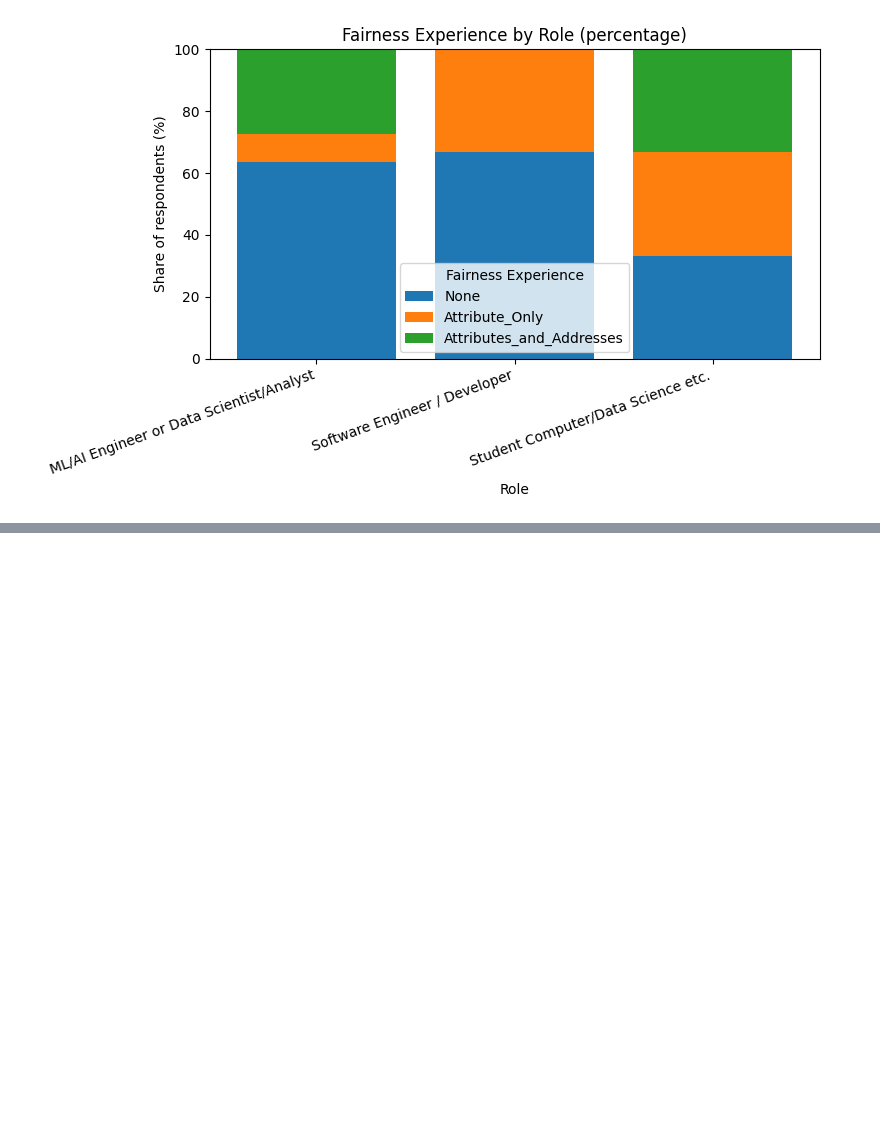
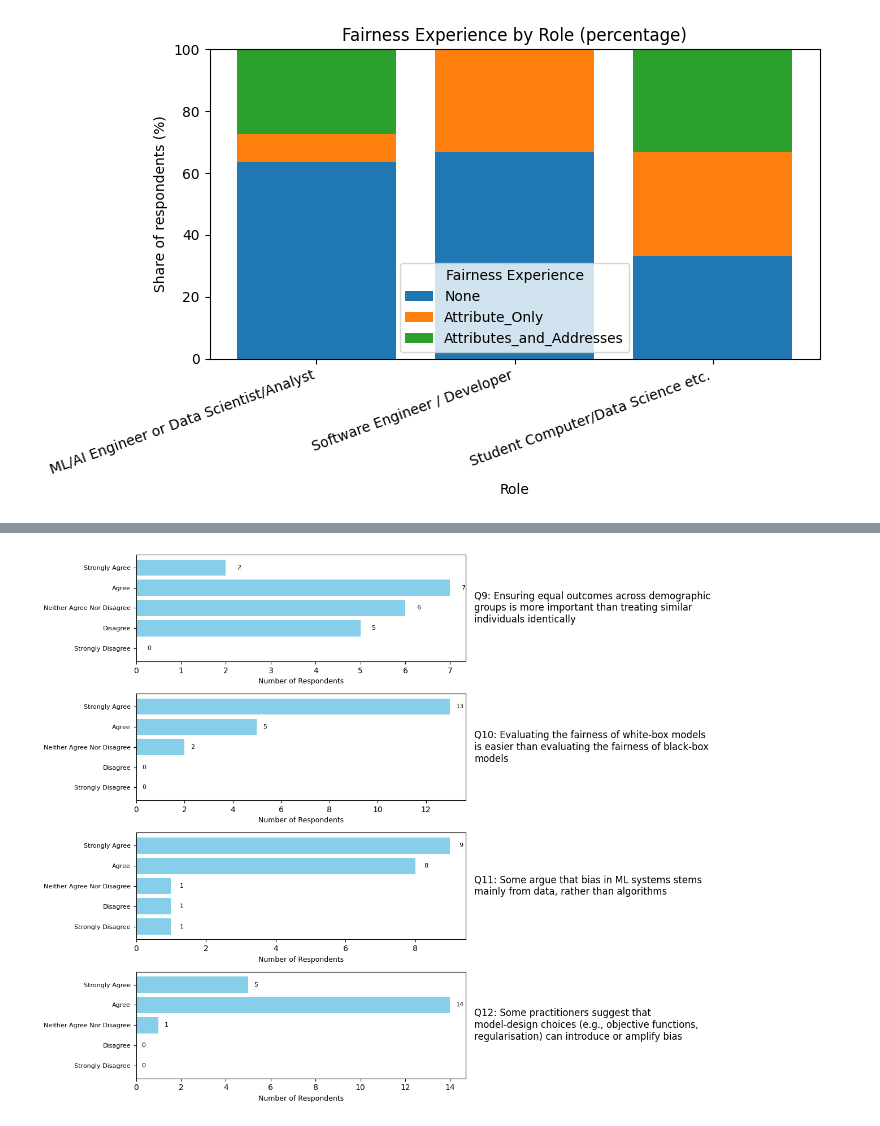
Before and after one commit to jeaend/bias-mitigation-aif360, a Jupyter notebook: notebooks/questionnaire_analysis.ipynb, the cells around one changed output, grey strips where cells are left out. Cells and saved outputs as stored; diff of their text form; code cells hidden in the pictures; blank space fills up the shorter version.

```diff
--- a/notebooks/questionnaire_analysis.ipynb
+++ b/notebooks/questionnaire_analysis.ipynb
@@ -189,0 +344,63 @@ plt.show()
+# %%
+# Q9-Q12
+numbered_questions = [
+    ("Q9", "Ensuring equal outcomes across demographic groups is more important than treating similar individuals identically"),
+    ("Q10", "Evaluating the fairness of white-box models is easier than evaluating the fairness of black-box models"),
+    ("Q11", "Some argue that bias in ML systems stems mainly from data, rather than algorithms"),
+    ("Q12", "Some practitioners suggest that model-design choices (e.g., objective functions, regularisation) can introduce or amplify bias"),
+]
+
+question_cols = [
+    next(col for col in df.columns if q_text in col)
+    for _, q_text in numbered_questions
+]
+
+# 4. Normalise Likert responses
+df[question_cols] = df[question_cols].apply(lambda c: c.str.strip().str.title())
+
+likert_order = [
+    "Strongly Disagree",
+    "Disagree",
+    "Neither Agree Nor Disagree",
+    "Agree",
+    "Strongly Agree",
+]
+
+# 5. Plot: two columns per row (bar plot | question text)
+n = len(question_cols)
+fig, axes = plt.subplots(
+    nrows=n, ncols=2,
+    figsize=(12, 2.5 * n),
+    gridspec_kw={"width_ratios": [2, 1]},
+)
+
+# Reduce whitespace between plot + text
+plt.subplots_adjust(wspace=0.05)
+
+for (q_num, q_text), col, (ax_plot, ax_text) in zip(numbered_questions, question_cols, axes):
+    # --- bar chart (left)
+    counts = df[col].value_counts().reindex(likert_order).fillna(0).astype(int)
+    ax_plot.barh(likert_order, counts.values, color="skyblue")
+    for y, v in enumerate(counts.values):
+        ax_plot.text(v + 0.25, y, str(v), va="center", fontsize=8)
+
+    ax_plot.set_xlim(left=0)
+    ax_plot.set_xlabel("Number of Respondents", fontsize=9)
+    ax_plot.tick_params(axis="y", labelsize=8)
+
+    # --- question text (right)
+    ax_text.axis("off")
+    ax_text.text(
+        0.0, 0.5,
+        f"{q_num}: {q_text}",
+        fontsize=12,
+        va="center",
+        ha="left",
+        wrap=True,
+        transform=ax_text.transAxes,
+    )
+
+plt.tight_layout()
+plt.show()
+# %% [output]
+[figure, added]
```
Also changed, not shown: parts of 11 cells of this notebook.
